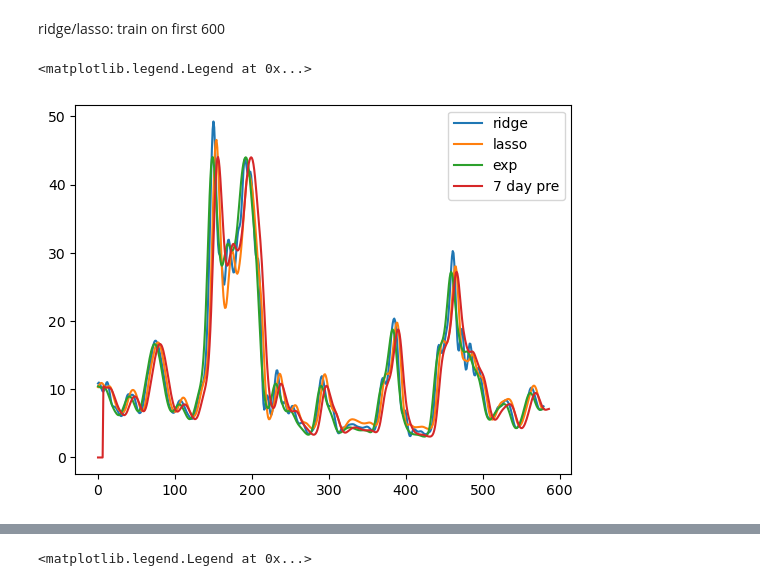
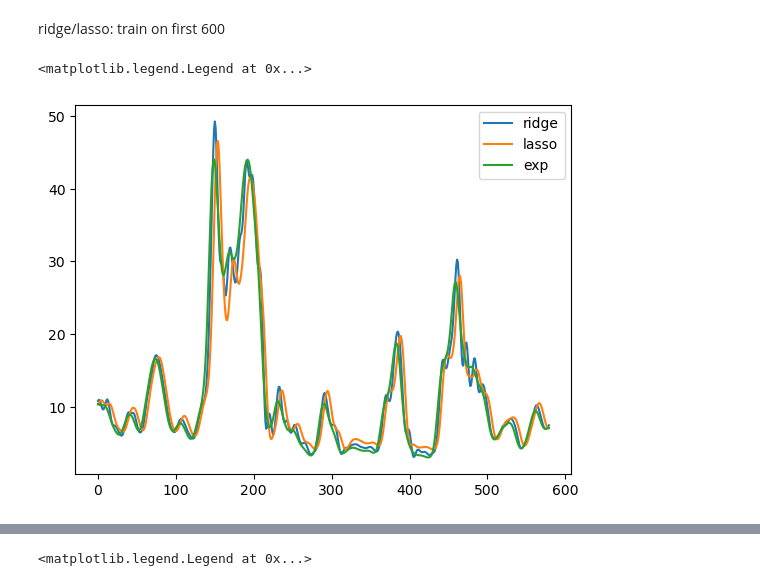
Before and after one commit to MTLehner/DSTSES_DataLakes, a Jupyter notebook: jb_ridge_lasso.ipynb, the cells around one changed output, grey strips where cells are left out. Saved outputs shown, nothing was run; the diff lists cells and outputs as text; code cells hidden in the pictures.

```diff
--- a/jb_ridge_lasso.ipynb
+++ b/jb_ridge_lasso.ipynb
@@ -82,12 +82,12 @@ predictions_train_lasso = lassoRegression.predict(X_train)
 # %%
 plt.plot(predictions_train_ridge,label="ridge")
 plt.plot(predictions_train_lasso,label="lasso")
 plt.plot(np.array(Y_train).tolist(),label='exp')
-plt.plot([0 for i in range(7)]+[y for y in np.array(Y_train).tolist()],label='7 day pre')
+#plt.plot([0 for i in range(7)]+[y for y in np.array(Y_train).tolist()],label='7 day pre')
 plt.legend()
 # %% [output]
 <matplotlib.legend.Legend at 0x...>
-[figure, old version]
+[figure, new version]
 # %%
 chloro = z6data[600:]
 n_steps = 14
```
Also changed, not shown: parts of 20 cells of this notebook.
